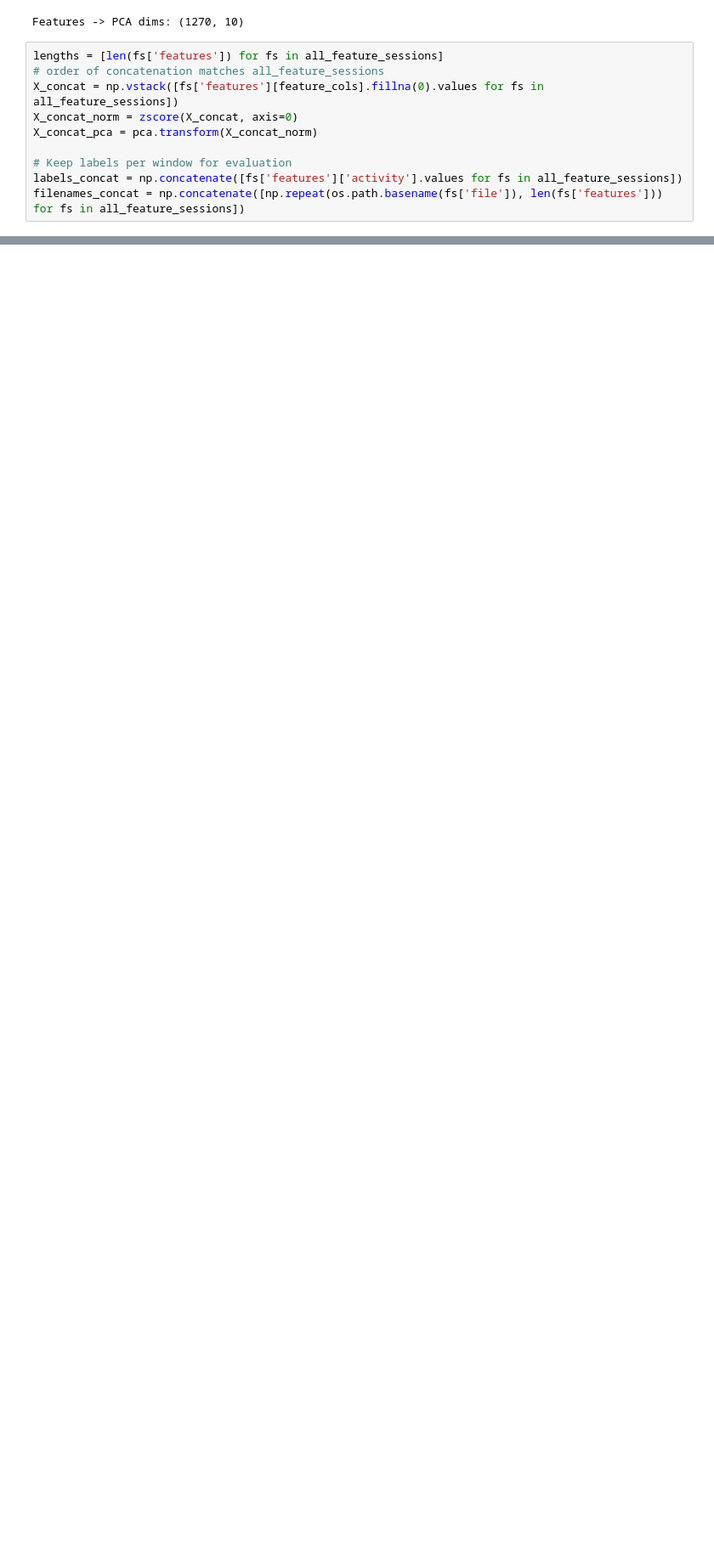
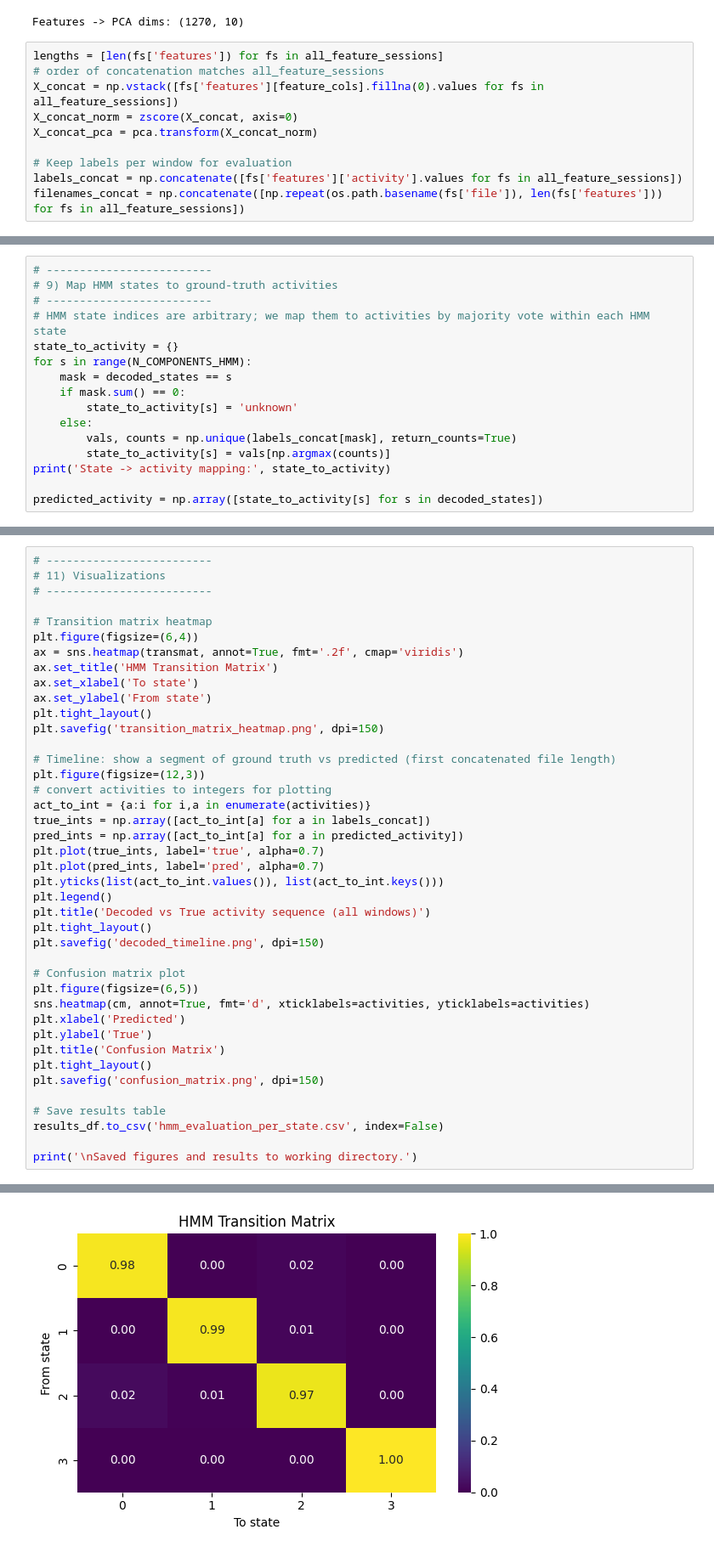
Before and after one commit to cyloic/Hidden-Markov-Models-Formative, a Jupyter notebook: hmm_notebook.ipynb, the cells around one changed output, grey strips where cells are left out. Shown: that part at 85% size. Drawn from its saved outputs; the diff is of its cells as text; blank space fills up the shorter version.

```diff
--- a/hmm_notebook.ipynb
+++ b/hmm_notebook.ipynb
@@ -196,0 +265,16 @@ filenames_concat = np.concatenate([np.repeat(os.path.basename(fs['file']), len(f
+# %%
+# -------------------------
+# 9) Map HMM states to ground-truth activities
+# -------------------------
+# HMM state indices are arbitrary; we map them to activities by majority vote within each HMM state
+state_to_activity = {}
+for s in range(N_COMPONENTS_HMM):
+    mask = decoded_states == s
+    if mask.sum() == 0:
+        state_to_activity[s] = 'unknown'
+    else:
+        vals, counts = np.unique(labels_concat[mask], return_counts=True)
+        state_to_activity[s] = vals[np.argmax(counts)]
+print('State -> activity mapping:', state_to_activity)
+
+predicted_activity = np.array([state_to_activity[s] for s in decoded_states])
@@ -196,0 +328,42 @@ filenames_concat = np.concatenate([np.repeat(os.path.basename(fs['file']), len(f
+# %%
+# -------------------------
+# 11) Visualizations
+# -------------------------
+
+# Transition matrix heatmap
+plt.figure(figsize=(6,4))
+ax = sns.heatmap(transmat, annot=True, fmt='.2f', cmap='viridis')
+ax.set_title('HMM Transition Matrix')
+ax.set_xlabel('To state')
+ax.set_ylabel('From state')
+plt.tight_layout()
+plt.savefig('transition_matrix_heatmap.png', dpi=150)
+
+# Timeline: show a segment of ground truth vs predicted (first concatenated file length)
+plt.figure(figsize=(12,3))
+# convert activities to integers for plotting
+act_to_int = {a:i for i,a in enumerate(activities)}
+true_ints = np.array([act_to_int[a] for a in labels_concat])
+pred_ints = np.array([act_to_int[a] for a in predicted_activity])
+plt.plot(true_ints, label='true', alpha=0.7)
+plt.plot(pred_ints, label='pred', alpha=0.7)
+plt.yticks(list(act_to_int.values()), list(act_to_int.keys()))
+plt.legend()
+plt.title('Decoded vs True activity sequence (all windows)')
+plt.tight_layout()
+plt.savefig('decoded_timeline.png', dpi=150)
+
+# Confusion matrix plot
+plt.figure(figsize=(6,5))
+sns.heatmap(cm, annot=True, fmt='d', xticklabels=activities, yticklabels=activities)
+plt.xlabel('Predicted')
+plt.ylabel('True')
+plt.title('Confusion Matrix')
+plt.tight_layout()
+plt.savefig('confusion_matrix.png', dpi=150)
+
+# Save results table
+results_df.to_csv('hmm_evaluation_per_state.csv', index=False)
+
+print('\nSaved figures and results to working directory.')
+# %% [output]
@@ -196,0 +371 @@ filenames_concat = np.concatenate([np.repeat(os.path.basename(fs['file']), len(f
+[figure, added]
```
Also changed, not shown: parts of 7 cells of this notebook, 7 other files.
